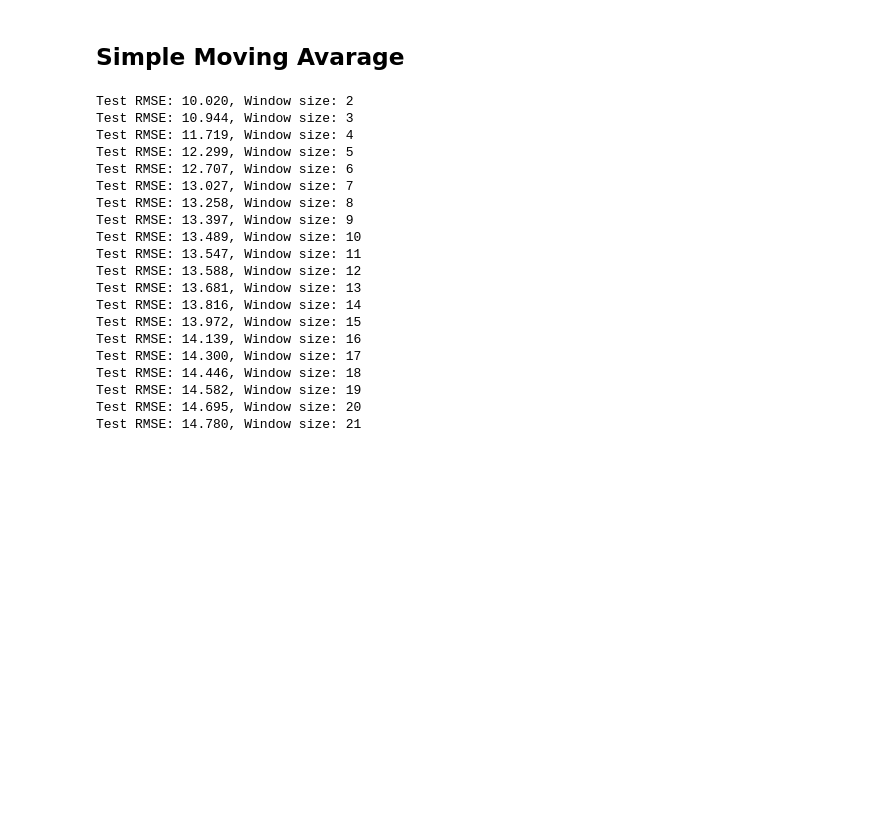
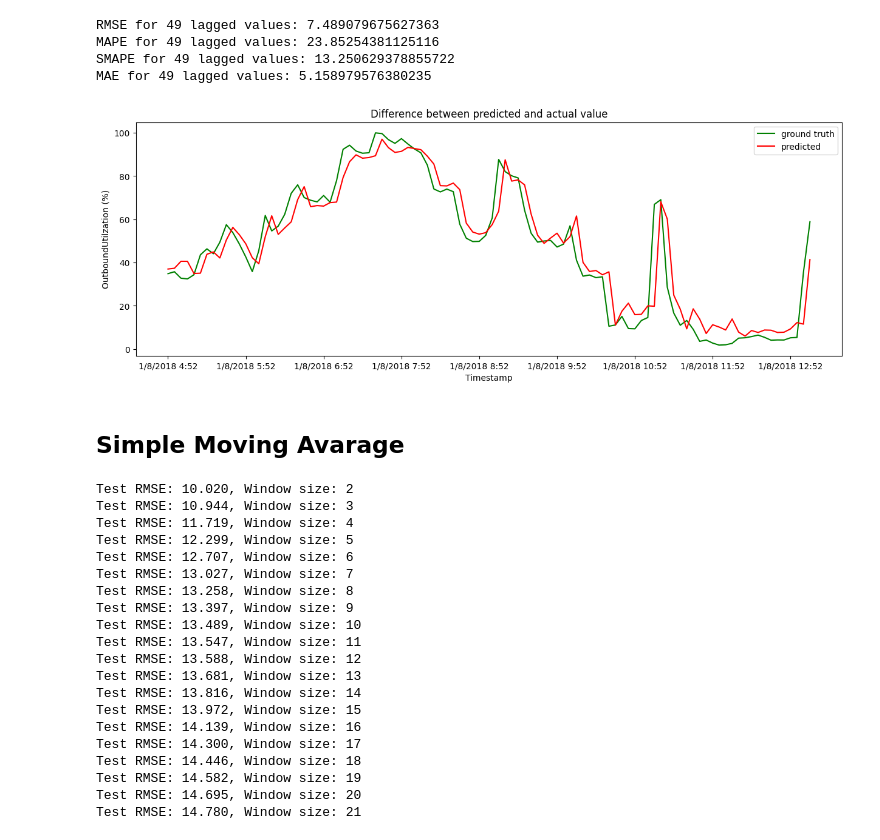
Before and after one commit to AlesKas/DIP, a Jupyter notebook: network_analytics_ma.ipynb, the cells around one changed output. Cells and saved outputs as stored; diff of their text form; code cells hidden in the pictures; blank space fills up the shorter version.

```diff
--- a/network_analytics_ma.ipynb
+++ b/network_analytics_ma.ipynb
@@ -64,3 +84,32 @@ ax.plot(network_analytics['forecast'][:100], color='b')
+# %%
+rmse = sqrt(mean_squared_error(test, predictions))
+print(f"RMSE for {usedlag} lagged values: {rmse}")
+
+mape = mean_absolute_percentage_error(test, predictions)
+print(f"MAPE for {usedlag} lagged values: {mape}")
+
+smape = symmetric_mean_absolute_percentage_error(test, predictions)
+print(f"SMAPE for {usedlag} lagged values: {smape}")
+
+mae = mean_absolute_error(test, predictions)
+print(f"MAE for {usedlag} lagged values: {mae}")
+# %% [output]
+RMSE for 49 lagged values: 7.489079675627363
+MAPE for 49 lagged values: 23.85254381125116
+SMAPE for 49 lagged values: 13.250629378855722
+MAE for 49 lagged values: 5.158979576380235
+# %%
+fig, ax = plt.subplots(figsize=(15, 5))
+ax.plot(network_analytics['Timestamp'][-100:], test[len(test)- 100:], color='g', label='ground truth')
+ax.plot(network_analytics['Timestamp'][-100:], predictions[len(predictions) - 100:], color='r', label='predicted')
+plt.title('Difference between predicted and actual value')
+plt.xticks(network_analytics['Timestamp'][-100::12])
+plt.legend(loc='best')
+plt.ylabel('OutboundUtilzation (%)')
+plt.xlabel('Timestamp')
+plt.show()
+# %% [output]
+[figure, added]
 # %% [markdown]
 ## Simple Moving Avarage
 # %%
```
Also changed, not shown: parts of 11 cells of this notebook, 4 other files.
